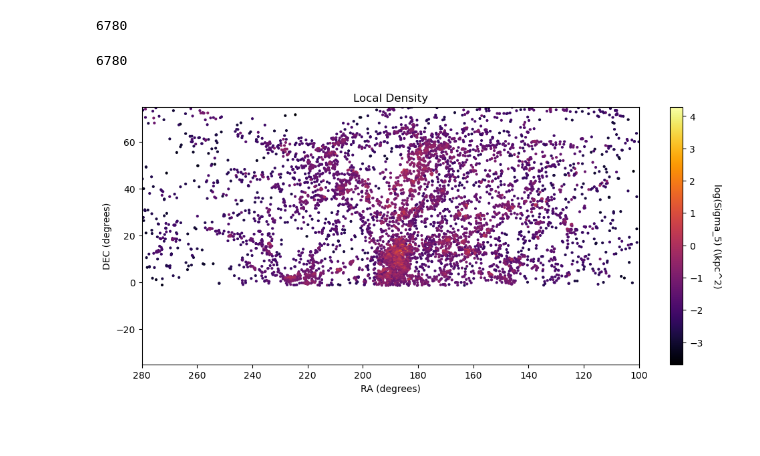
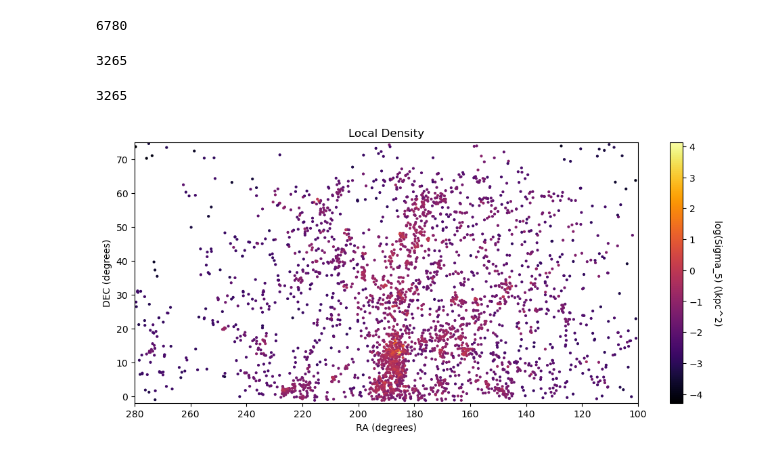
Before and after one commit to EvanBarkus/WISESize_Project, a Jupyter notebook: Castignani_LD.ipynb, the cells around one changed output. Cells and saved outputs as stored; diff of their text form; code cells hidden in the pictures; blank space fills up the shorter version.

Commit message:
Made some plots comparing local densities, fixed some problems with the local density code

```diff
--- a/Castignani_LD.ipynb
+++ b/Castignani_LD.ipynb
@@ -80,6 +60,8 @@ print(len(v.main))
 6780
 # %%
 myTab = v.main
+# %%
+myTab2 = Table.read(catalog_path+'vf_v2_r_photometry.fits')
 # %%
 def Local_Density(cuttab):
     ra = np.array(cuttab['RA']) # Right ascension of each galaxy
@@ -100,6 +82,7 @@ def Local_Density(cuttab):
 
         for i in range(n):
             if abs(vtarg[i] - vtarg[i-1]) <= 3300: # Compares the velocity of each galaxy to the next and records it if it is within +/- 1500 km/s
+                #if abs(vtarg[i] - vtarg[i-1]) >= 500:
                 d.append({
                     "first": distance(points[i][0], points[i][1], target[0], target[1]), # Finds distance between target point and another point
                     "second": i # Stores new point that had its distance relative to the target found
@@ -127,7 +110,7 @@ def Local_Density(cuttab):
             five_nn.append((pt[0], pt[1])) # Includes six points for each target, the first of which in each set is the target itself
 
     # Separating target points from fifth nearest points
-    target_fnn = points #five_nn[0::6] # list of original target galaxies
+    target_fnn = points # list of original target galaxies
     fifth_nearest_neighbors = five_nn[5::6] # fifth nearest point of each target
 
 
@@ -143,16 +126,16 @@ def Local_Density(cuttab):
 
     # Finds velocity of each of the five nearest neighbors
     #vtarg = myTab['vr'] # Recessional velocity from catalog (Target galaxy velocity)
-    v = []
-    for i in range(len(fifth_nearest_neighbors)):
-        for j in range(len(points)):
-            if fifth_nearest_neighbors[i][0] == points[j][0]:
-                v.append(myTab['vr'][j])
+    #v = []
+    #for i in range(len(fifth_nearest_neighbors)):
+        #for j in range(len(points)):
+            #if fifth_nearest_neighbors[i][0] == points[j][0]:
+                #v.append(myTab['vr'][j])
 
     # Redshifts of fifth nearest neighbors
     # This compares each point in fifth nearest neighbors to each point in points and stores their respective z values
     c = 3*10**8 #m/s
-    zc = cuttab['vr'] / c
+    zc = cuttab['vr']/c
     z_fnn = []
     for i in range(len(fifth_nearest_neighbors)):
         for j in range(len(points)):
@@ -183,49 +166,55 @@ def Local_Density(cuttab):
 
     return sigma_5
 # %%
-# RA cuts
+# RA cut
 raTab = myTab['RA']
 ramax = 280
 ramin = 100
 raflag = (raTab>ramin) & (raTab<ramax)
 
-# DEC cuts
+# DEC cut
 decTab = myTab['DEC']
-decmin = -35
+decmin = -2
 decmax = 75
 decflag = (decTab>decmin) & (decTab<decmax)
 
-# Velocity cuts
+# Velocity cut
 vh = myTab['vr']
-vflag = vh < 3300
+vflag = (vh > 500) & (vh < 3300)
 
-# SNR cuts
-#snrmin = 3
-#SNR = myTab['SNR']
-#SNRflag = SNR > snrmin
+# Magnitude cut
+Mr = myTab2['M_r']
+Mrmin = -15.7
+Mrflag = (Mr > Mrmin)
 
-cut = raflag & decflag & vflag
+cut = raflag & decflag & Mrflag #& vflag
 
 cuttab = myTab[cut]
 # %%
 print(len(cuttab))
 # %% [output]
-6780
+3265
+# %%
+sigma_5 = Local_Density(cuttab)
+# %%
+print(len(sigma_5))
+# %% [output]
+3265
 # %%
 ra = cuttab['RA']
 dec = cuttab['DEC']
-ccode = np.log10(Local_Density(cuttab))
+ccode = np.log10(sigma_5)
 
 #Plot RA vs DEC and color it by recessional velocity
 plt.figure(figsize=(12,5))
 plt.scatter(ra,dec,c=ccode,cmap='inferno',s=4) # ,alpha=0.8
 plt.xlim(reversed(plt.xlim()))
 plt.title('Local Density')
 plt.xlabel('RA (degrees)')
 plt.ylabel('DEC (degrees)')
 plt.xlim(280,100)
-plt.ylim(-35,75)
+plt.ylim(-2,75)
 cbar = plt.colorbar()
 cbar.set_label('log(Sigma_5) (\kpc^2)',rotation=270,labelpad=20)
 # %% [output]
-[figure, old version]
+[figure, new version]
```
Also changed, not shown: parts of 9 cells of this notebook.
